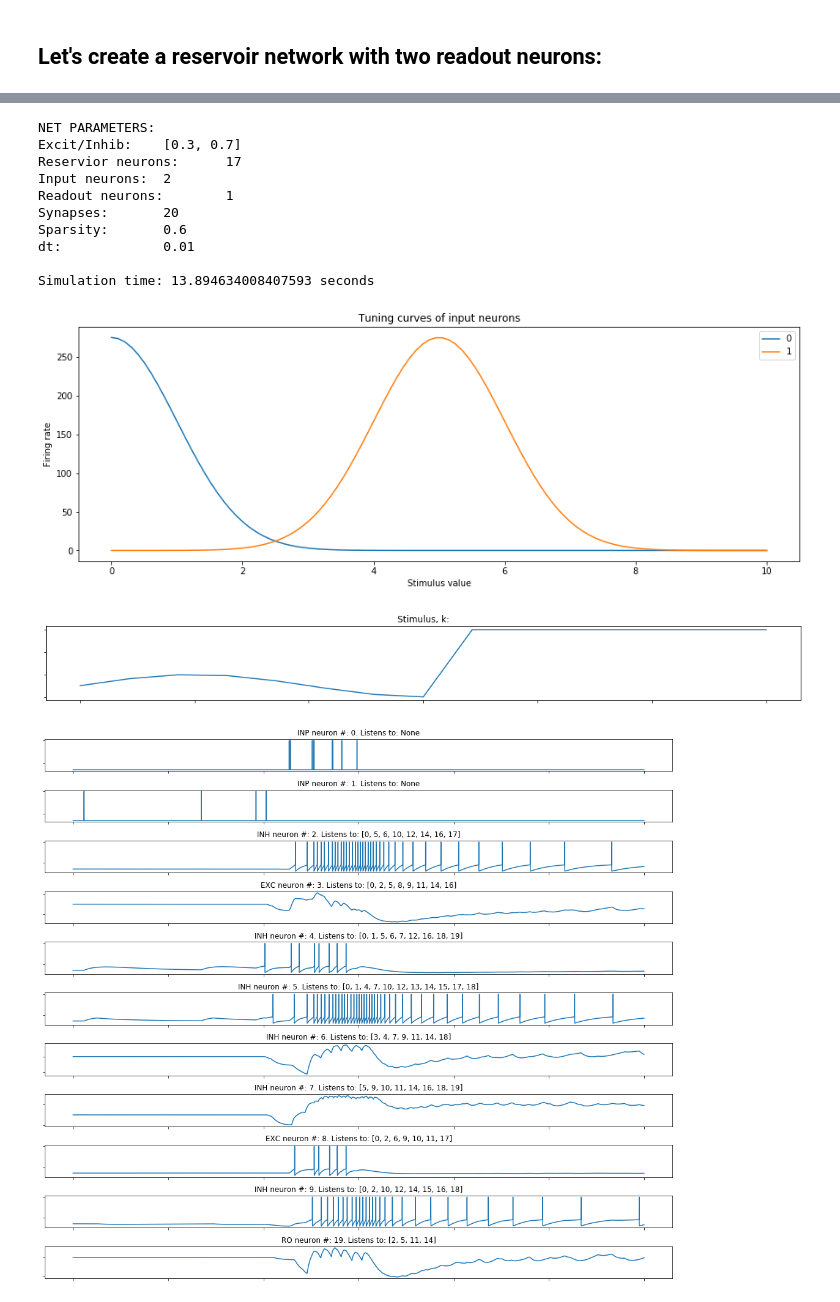
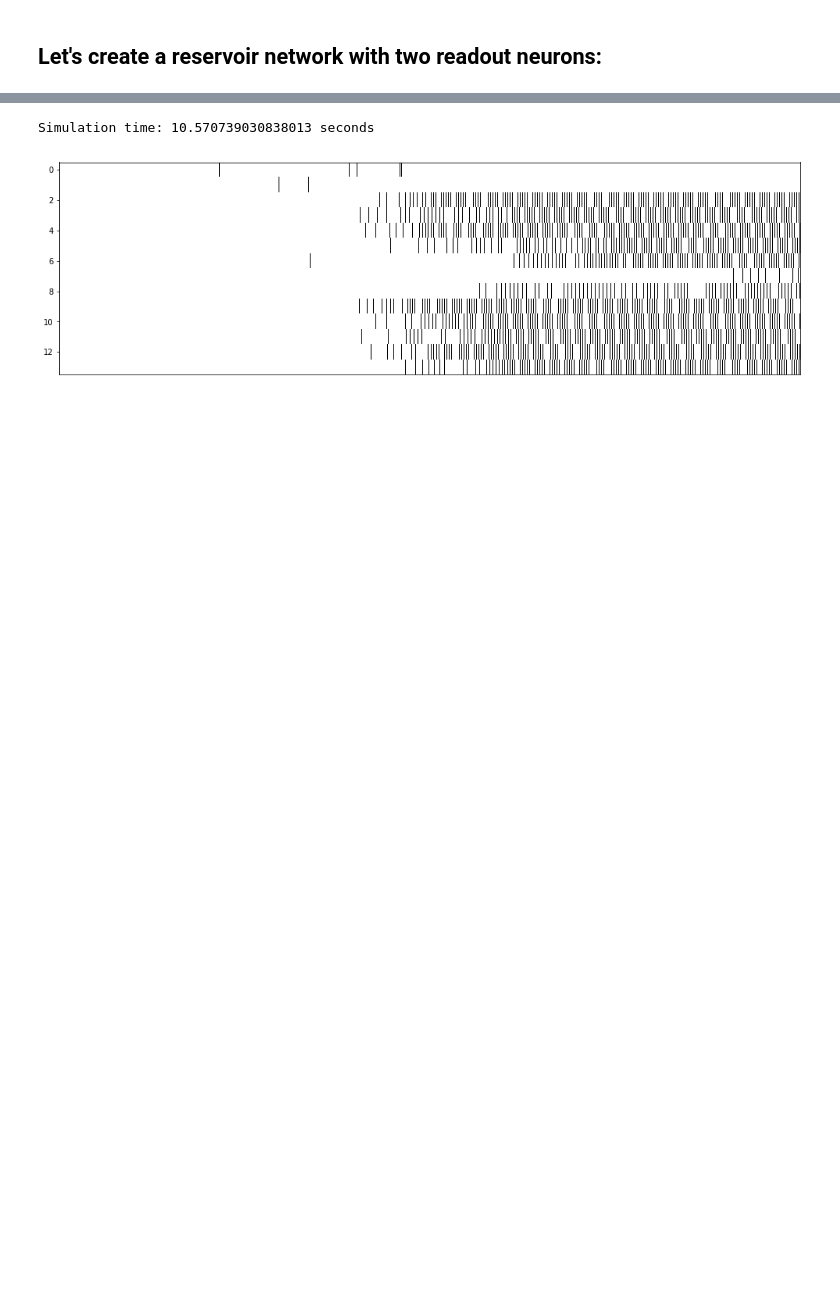
Before and after one commit to zardoz81/TUTORIALS, a Jupyter notebook: KURIKAWA.ipynb, the cells around one changed output, grey strips where cells are left out. Saved outputs shown, nothing was run; the diff lists cells and outputs as text; code cells hidden in the pictures; blank space fills up the shorter version.

Commit message:
StimPresentation2

```diff
--- a/KURIKAWA.ipynb
+++ b/KURIKAWA.ipynb
@@ -8,6 +34,8 @@
 """
             UTILITY FUNCTIONS:
 """
+
+np.random.seed(10)
 
 def plot_stimulus(tt,mm):
     plt.figure(figsize=(15,2))
@@ -86,7 +114,7 @@ def get_stimulus(T):
     f = 5
     tt = np.linspace(0, T, 15)
     mm = 5 * (np.sin(2*np.pi*f/1000*tt) + 1)
-    mm[8:] = 30
+    mm[8:] = 8
     return tt, mm
 
 def simulate(net, stim, T, dt):
@@ -96,6 +124,9 @@ def simulate(net, stim, T, dt):
     gAMPA = np.zeros((net.M, net.M, len(time)))
     gNMDA = np.zeros((net.M, net.M, len(time)))
     gGABA = np.zeros((net.M, net.M, len(time)))
+    postsyn_act = np.zeros((net.M, net.M, len(time)))
+    presyn_act = np.zeros((net.M, net.M, len(time)))
+    eligibility = np.zeros((net.M, net.M, len(time)))
     k = stim[c]
     for t in time:
         if t>tt[c]:
@@ -107,11 +138,16 @@ def simulate(net, stim, T, dt):
                 gAMPA[n,syn,i] = net.neurons[n].synapses[syn].g_AMPA
                 gNMDA[n,syn,i] = net.neurons[n].synapses[syn].g_NMDA
                 gGABA[n,syn,i] = net.neurons[n].synapses[syn].g_GABA
+#                 if net.neurons[n].synapses[syn].postsyn_act > 0:
+#                     print(n, syn, i)
+                postsyn_act[n,syn,i] = net.neurons[n].synapses[syn].postsyn_act
+                presyn_act[n,syn,i] = net.neurons[n].synapses[syn].presyn_act
+                eligibility[n,syn,i] = net.neurons[n].synapses[syn].eligibility
         V.append(v)
         i+=1
     V = np.vstack(V)
     print('Simulation time: {} seconds'.format(TIME.time() - start_time))
-    return V, gAMPA, gNMDA, gGABA
+    return V, gAMPA, gNMDA, gGABA, postsyn_act, presyn_act, eligibility
 
 def plot_tuning_curves(net):
     plt.figure(figsize=(15,5))
@@ -421,33 +470,23 @@ class Network():
 # %%
 T = 300
 dt = 0.05
 
-net = Network(p=[0.3, 0.7],
-              num_synapses=20,
+np.random.seed(10)
+net = Network(p=[0.20, 0.80],
+              num_synapses=14,
               num_input_neurons=2,
-              num_reservoir_neurons=17,
-              num_readout_neurons=1,
-              sparsity=0.6)
+              num_reservoir_neurons=10,
+              num_readout_neurons=2,
+              sparsity=0.5)
 
-net.summary()
-plot_tuning_curves(net)
+# net.summary()
+# plot_tuning_curves(net)
 tt, stim = get_stimulus(T)
-plot_stimulus(tt,stim)
-V, gAMPA, gNMDA, gGABA = simulate(net, stim, T, dt)
-plot_spikes(net, T, dt, V, neur_ids=[0,1,2,3,4,5,6,7,8,9,19])
-plot_conductances(4, net, T, dt)
+# plot_stimulus(tt,stim)
+V, gAMPA, gNMDA, gGABA, postsyn_act, presyn_act, eligibility = simulate(net, stim, T, dt)
+# plot_spikes(net, T, dt, V, neur_ids=[0,1,2,3,4,5,6,7])
+# plot_conductances(4, net, T, dt)
 plot_raster(V)
 # %% [output]
-NET PARAMETERS:
-Excit/Inhib:    [0.3, 0.7]
-Reservior neurons:      17
-Input neurons:  2
-Readout neurons:        1
-Synapses:       20
-Sparsity:       0.6
-dt:             0.01
-
-Simulation time: 13.894634008407593 seconds
+Simulation time: 10.570739030838013 seconds
-[figure, old version]
+[figure, new version]
-[figure, removed]
-[figure, removed]
```
Also changed, not shown: parts of 6 cells of this notebook.
